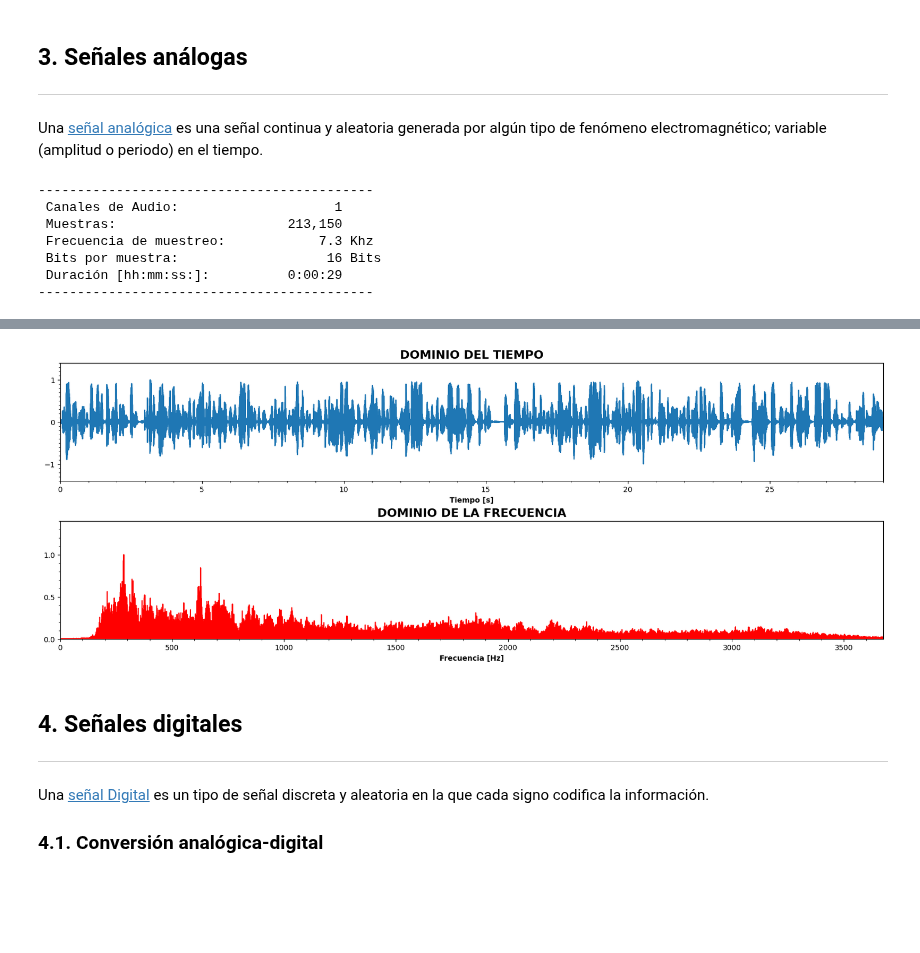
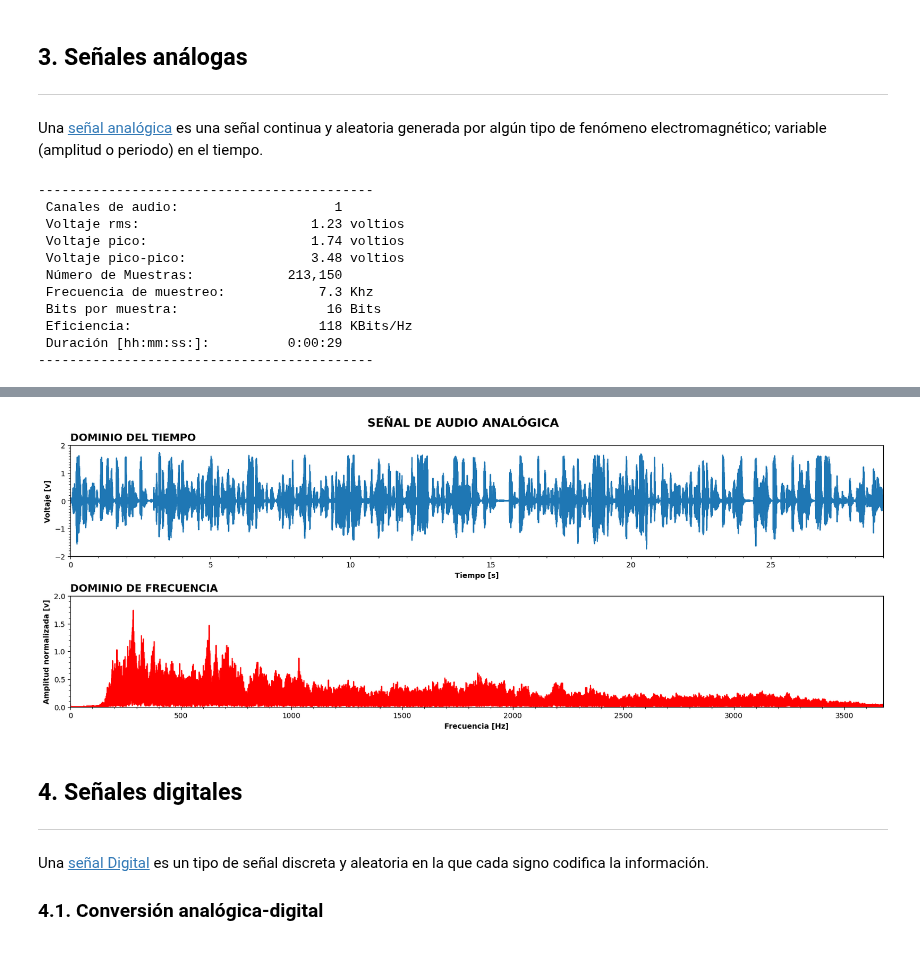
Before and after one commit to GiancarloBenavides/Telematics, a Jupyter notebook: 22-Encolamiento/22.1_señales.ipynb, the cells around one changed output, grey strips where cells are left out. Drawn from its saved outputs; the diff is of its cells as text; code cells hidden in the pictures; blank space fills up the shorter version.

```diff
--- a/22-Encolamiento/22.1_señales.ipynb
+++ b/22-Encolamiento/22.1_señales.ipynb
@@ -313,12 +313,20 @@ Una [señal analógica][3] es una señal continua y aleatoria generada por algú
 # %%
 file = "../resources/audios/ter-frase.wav"
 audio_file = wave.open(file, 'rb')
+
+# Características del equipo de audio
+# ---------------------------------------------------------
+# rms < 0.33 V-rms en electronica de consumo
+rms = 1.23 # En el mundo profesional
+pico = rms/2**(-0.5)
+pico_pico = 2 * pico
 
 # Características de la señal
 # ---------------------------------------------------------
 canales_de_audio = audio_file.getnchannels()
 frecuencia_de_muestreo = audio_file.getframerate()
 bit_por_muestra = 8*audio_file.getsampwidth()
+bit_por_hz = bit_por_muestra * frecuencia_de_muestreo
 valor_máximo = (2 ** bit_por_muestra)/2
 num_muestras = audio_file.getnframes()
 tiempo = num_muestras/frecuencia_de_muestreo
@@ -326,18 +334,20 @@ duración = timedelta(seconds=round(tiempo))
 
 # Intensidad del sonido como una señal en el dominio del tiempo
 # ---------------------------------------------------------
-señal = audio_file.readframes(-1)
-y = np.frombuffer(señal, dtype=np.int16)/valor_máximo
+frames = audio_file.readframes(-1)
+señal = np.frombuffer(frames, dtype=np.int16)
+y = pico * (señal/valor_máximo)                 # Normalización - des-normalización
 t = np.linspace(0, tiempo, num_muestras)
 
 # Transformada de la señal al dominio de la frecuencia
 # ---------------------------------------------------------
 k = np.arange(num_muestras)         # Un rango como un array
 frecuencia = k/tiempo               # Vector de frecuencias
-Y = np.fft.fft(y)                   # Transformada rápida de Fourier
-Y = np.real(Y)/np.real(Y).max()     # Normalización
+FFT = np.fft.fft(y)                 # Transformada rápida de Fourier
+Magnitud = np.abs(FFT)              # Magnitud de los números complejos DTF
+Y = pico * Magnitud/Magnitud.max()  # Normalización - des-normalización
 
-# Intensidad del sonido como una señal en el dominio de la frecuencia
+# Eliminando frecuencias espejo
 # ---------------------------------------------------------
 f = frecuencia[range(int(num_muestras/2))]
 Y = Y[range(int(num_muestras/2))]
@@ -345,18 +355,26 @@ Y = Y[range(int(num_muestras/2))]
 # Salida estándar
 # ---------------------------------------------------------
 print(43*"-")
-print(f" Canales de Audio:          {canales_de_audio:11.0f}")
-print(f" Muestras:                  {num_muestras:11,.0f} ")
+print(f" Canales de audio:          {canales_de_audio:11.0f}")
+print(f" Voltaje rms:               {rms:11,.2f} voltios")
+print(f" Voltaje pico:              {pico:11,.2f} voltios")
+print(f" Voltaje pico-pico:         {pico_pico:11,.2f} voltios")
+print(f" Número de Muestras:        {num_muestras:11,.0f} ")
 print(f" Frecuencia de muestreo:    {frecuencia_de_muestreo/1_000:11.1f} Khz")
 print(f" Bits por muestra:          {bit_por_muestra:11,.0f} Bits")
+print(f" Eficiencia:                {bit_por_hz/1000:11,.0f} KBits/Hz")
 print(f" Duración [hh:mm:ss:]:      {str(duración):>11}")
 print(43*"-")
 # %% [output]
 -------------------------------------------
- Canales de Audio:                    1
- Muestras:                      213,150
+ Canales de audio:                    1
+ Voltaje rms:                      1.23 voltios
+ Voltaje pico:                     1.74 voltios
+ Voltaje pico-pico:                3.48 voltios
+ Número de Muestras:            213,150
  Frecuencia de muestreo:            7.3 Khz
  Bits por muestra:                   16 Bits
+ Eficiencia:                        118 KBits/Hz
  Duración [hh:mm:ss:]:          0:00:29
 -------------------------------------------
 # %%
@@ -374,39 +390,42 @@ winsound.PlaySound(file, winsound.SND_FILENAME)
 # Dos gráficas - Dominio del tiempo y dominio de la frecuencia
 # ----------------------------------------------------
 fig = plt.figure(layout="constrained", figsize=(16, 6))
 ax1 = fig.add_subplot(211)
 ax2 = fig.add_subplot(212)
 
 ax1.plot(t, y)
 ax2.plot(f, Y, 'r')
 
 # Garrapatas
 ax1.yaxis.set_major_locator(MultipleLocator(1))
 ax1.yaxis.set_minor_locator(MultipleLocator(0.1))
 ax1.xaxis.set_major_locator(MultipleLocator(5))
 ax1.xaxis.set_minor_locator(MultipleLocator(1))
 
 ax2.yaxis.set_major_locator(MultipleLocator(0.5))
 ax2.yaxis.set_minor_locator(MultipleLocator(0.1))
 ax2.xaxis.set_major_locator(MultipleLocator(500))
 ax2.xaxis.set_minor_locator(MultipleLocator(100))
 
 # Limites
-ax1.set_ylim([-1.4, 1.4])
+ax1.set_ylim([-2, 2])
 ax1.set_xlim([0, t.max()])
-ax2.set_ylim([0, 1.4])
+ax2.set_ylim([0, 2])
 ax2.set_xlim([0, f.max()])
 
 # Textos en la gráfica
-ax1.set_title("Dominio del tiempo".upper(), fontsize=16, fontweight="bold")
+plt.suptitle("Señal de audio analógica".upper(), fontsize=16, fontweight="bold")
+ax1.set_title("Dominio del tiempo".upper(), loc="left", fontsize=14, fontweight="bold")
+ax2.set_title("Dominio de frecuencia".upper(), loc="left", fontsize=14, fontweight="bold")
+
 ax1.set_xlabel("Tiempo [s]", fontweight="bold")
-ax2.set_title(
-    "Dominio de la frecuencia".upper(), fontsize=16, fontweight="bold")
+ax1.set_ylabel("Voltaje [v]", fontweight="bold")
 ax2.set_xlabel("Frecuencia [Hz]", fontweight="bold")
+ax2.set_ylabel("Amplitud normalizada [v]", fontweight="bold")
 
 plt.show()
 # %% [output]
-[figure, old version]
+[figure, new version]
 # %% [markdown]
 ## 4. Señales digitales
 ---
```
Also changed, not shown: parts of 7 cells of this notebook, 1 other file.
